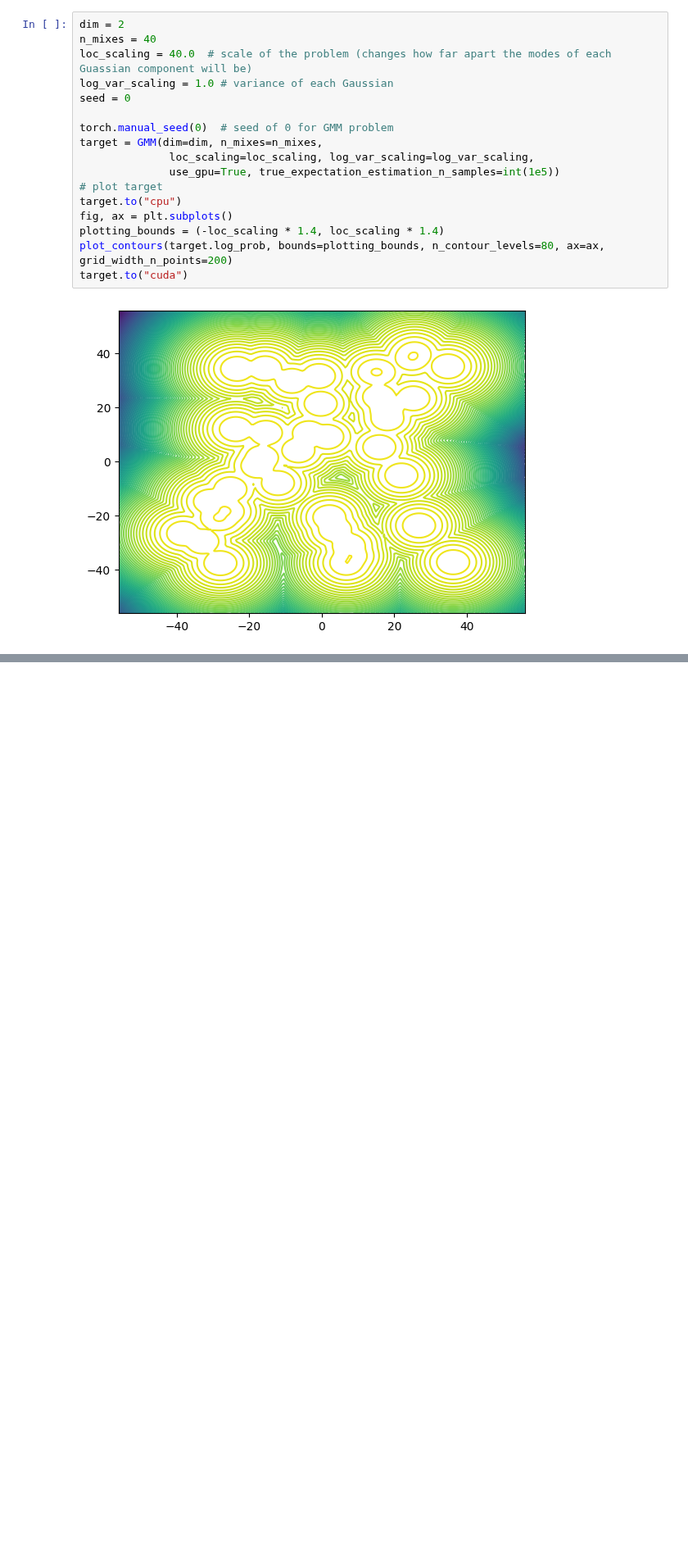
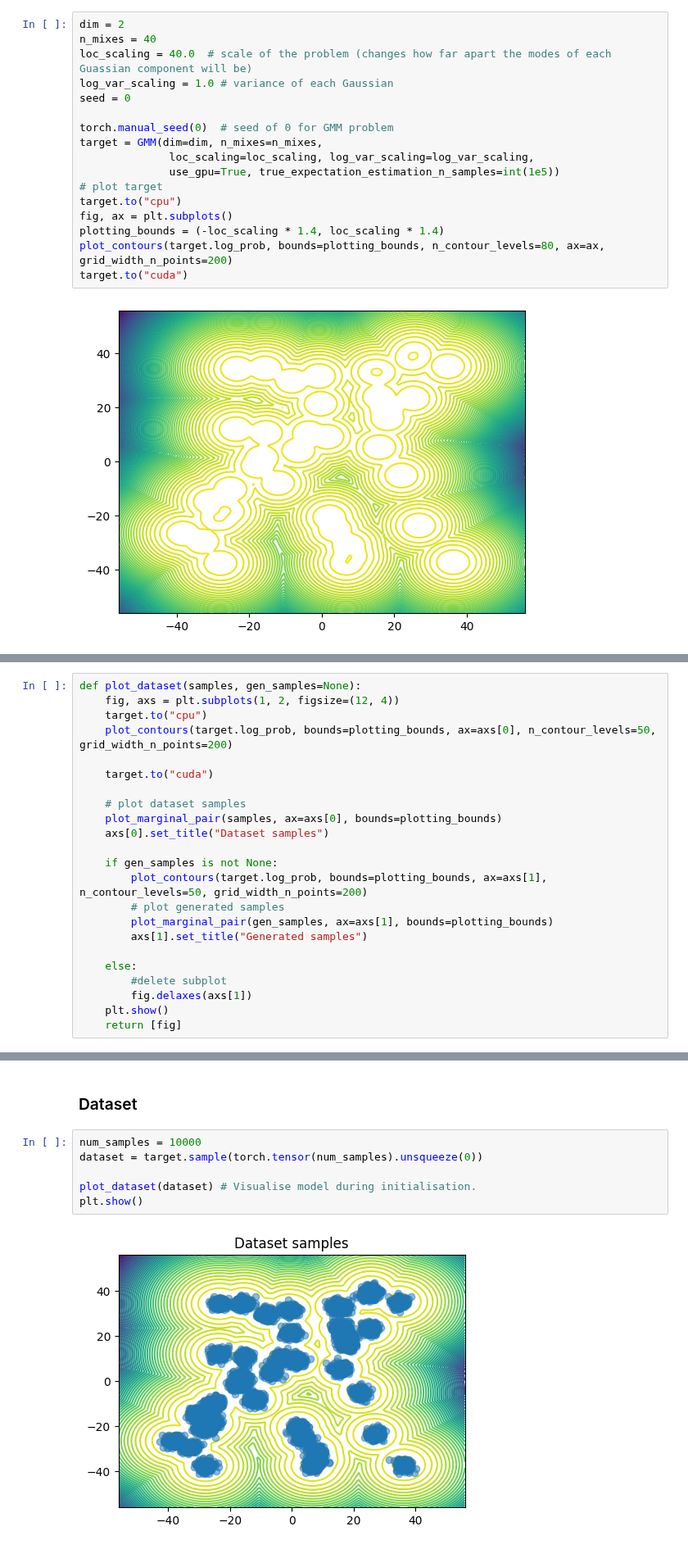
Before and after one commit to taraak/pita, a Jupyter notebook: active_inference.ipynb, the cells around one changed output, grey strips where cells are left out. Shown at 82% size. Cells and saved outputs as stored; diff of their text form; blank space fills up the shorter version.

```diff
--- a/active_inference.ipynb
+++ b/active_inference.ipynb
@@ -74,3 +65,26 @@ p_target = not min_is_target # Whether to use p as the target.
+# %%
+def plot_dataset(samples, gen_samples=None):
+    fig, axs = plt.subplots(1, 2, figsize=(12, 4))
+    target.to("cpu")
+    plot_contours(target.log_prob, bounds=plotting_bounds, ax=axs[0], n_contour_levels=50, grid_width_n_points=200)
+
+    target.to("cuda")
+
+    # plot dataset samples
+    plot_marginal_pair(samples, ax=axs[0], bounds=plotting_bounds)
+    axs[0].set_title("Dataset samples")
+
+    if gen_samples is not None:
+        plot_contours(target.log_prob, bounds=plotting_bounds, ax=axs[1], n_contour_levels=50, grid_width_n_points=200)
+        # plot generated samples
+        plot_marginal_pair(gen_samples, ax=axs[1], bounds=plotting_bounds)
+        axs[1].set_title("Generated samples")
+
+    else:
+        #delete subplot
+        fig.delaxes(axs[1])
+    plt.show()
+    return [fig]
 # %%
 import pdb
 
@@ -96,3 +110,13 @@ def unnormalize(x, mins, maxs):
     #x = x * std + mean
     x = (x + 1) / 2
     return x * (maxs - mins) + mins
+# %% [markdown]
+### Dataset
+# %%
+num_samples = 10000
+dataset = target.sample(torch.tensor(num_samples).unsqueeze(0))
+
+plot_dataset(dataset) # Visualise model during initialisation.
+plt.show()
+# %% [output]
+[figure, added]
```
Also changed, not shown: parts of 14 cells of this notebook.
